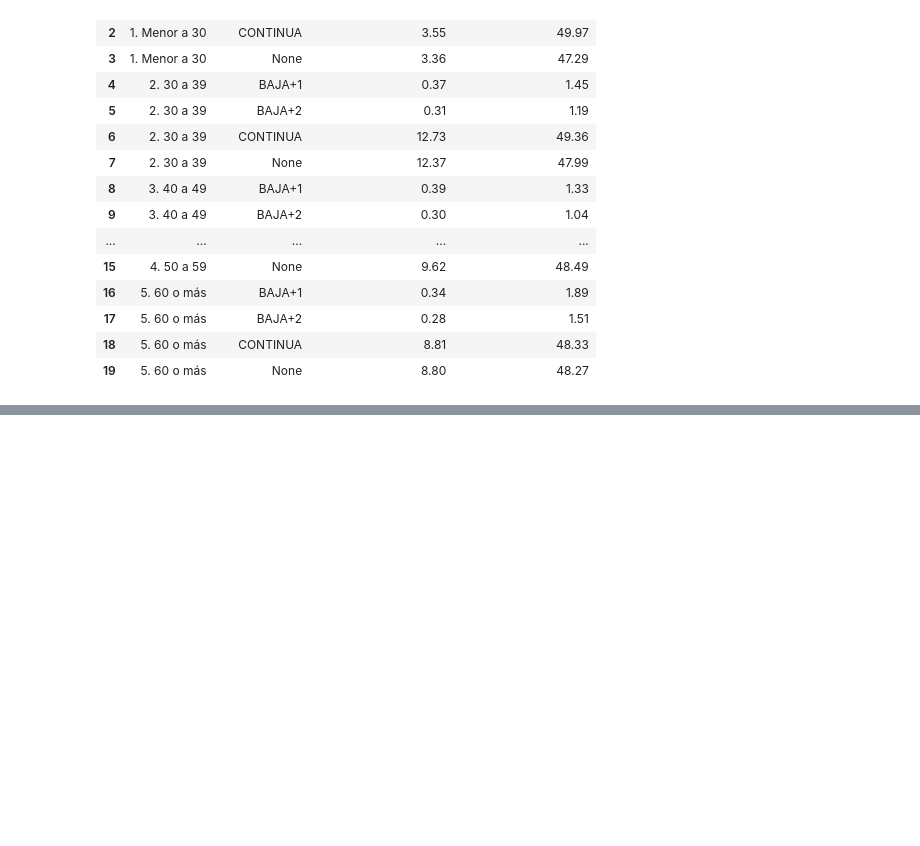
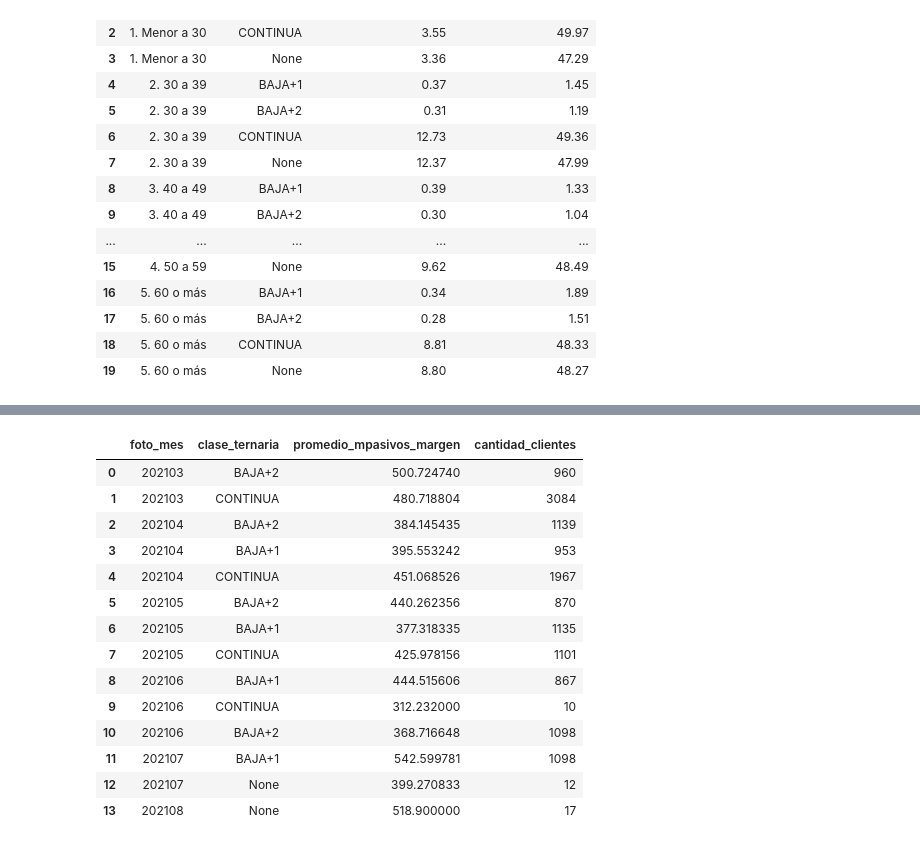
Before and after one commit to tobiartinian/Econom-a-y-Finanzas, a Jupyter notebook: EDA.ipynb, the cells around one changed output, grey strips where cells are left out. Cells and saved outputs as stored; diff of their text form; code cells hidden in the pictures; blank space fills up the shorter version.

```diff
--- a/EDA.ipynb
+++ b/EDA.ipynb
@@ -179,0 +304,37 @@ ORDER BY rango_edad, clase_ternaria;
+# %%
+%%sql
+WITH base_id_baja2 AS (
+  -- 1. Obtenemos los clientes únicos que fueron BAJA+2
+  SELECT DISTINCT numero_de_cliente
+  FROM competencia_01
+  WHERE clase_ternaria = 'BAJA+2'
+)
+SELECT
+  c.foto_mes,
+  c.clase_ternaria,
+  AVG(c.mpasivos_margen) AS promedio_mpasivos_margen,
+  COUNT(DISTINCT c.numero_de_cliente) AS cantidad_clientes
+FROM competencia_01 c
+INNER JOIN base_id_baja2 b
+  ON c.numero_de_cliente = b.numero_de_cliente
+GROUP BY
+  c.foto_mes,
+  c.clase_ternaria
+ORDER BY
+  c.foto_mes ASC;
+# %% [output]
+|  | foto_mes | clase_ternaria | promedio_mpasivos_margen | cantidad_clientes |
+| 0 | 202103 | BAJA+2 | 500.724740 | 960 |
+| 1 | 202103 | CONTINUA | 480.718804 | 3084 |
+| 2 | 202104 | BAJA+2 | 384.145435 | 1139 |
+| 3 | 202104 | BAJA+1 | 395.553242 | 953 |
+| 4 | 202104 | CONTINUA | 451.068526 | 1967 |
+| 5 | 202105 | BAJA+2 | 440.262356 | 870 |
+| 6 | 202105 | BAJA+1 | 377.318335 | 1135 |
+| 7 | 202105 | CONTINUA | 425.978156 | 1101 |
+| 8 | 202106 | BAJA+1 | 444.515606 | 867 |
+| 9 | 202106 | CONTINUA | 312.232000 | 10 |
+| 10 | 202106 | BAJA+2 | 368.716648 | 1098 |
+| 11 | 202107 | BAJA+1 | 542.599781 | 1098 |
+| 12 | 202107 | None | 399.270833 | 12 |
+| 13 | 202108 | None | 518.900000 | 17 |
```
Also changed, not shown: parts of 13 cells of this notebook.
